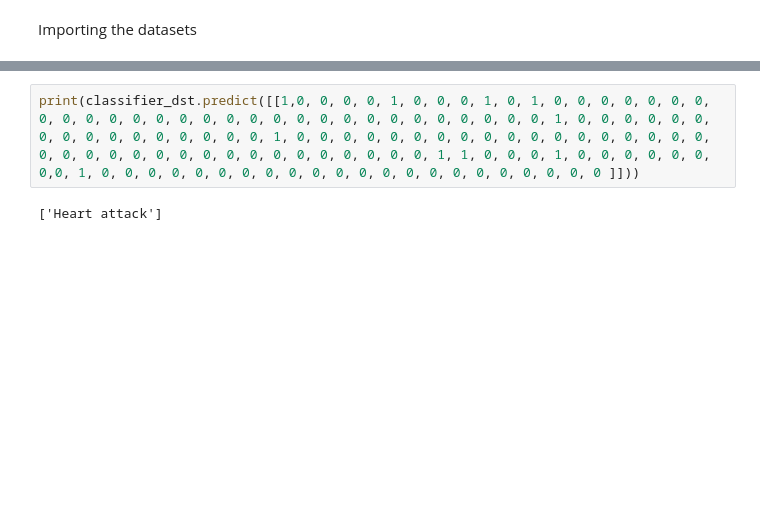
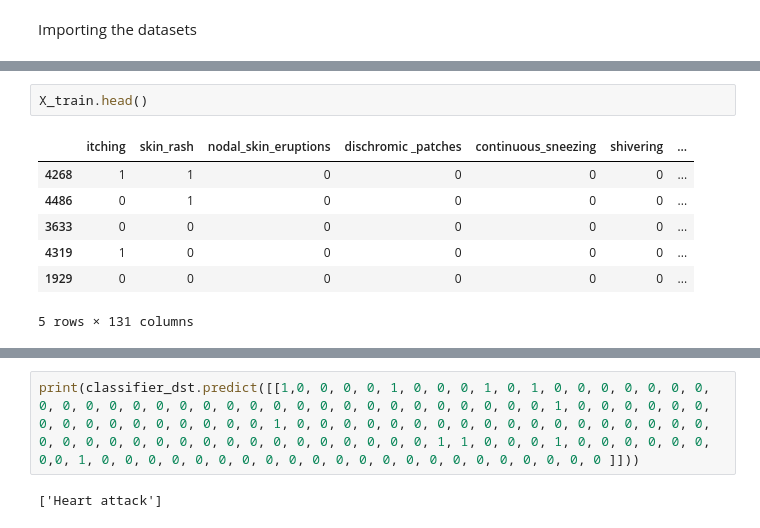
Before and after one commit to Dexter135790/Disease-Prediction, a Jupyter notebook: finalModel.ipynb, the cells around one changed output, grey strips where cells are left out. Saved outputs shown, nothing was run; the diff lists cells and outputs as text; blank space fills up the shorter version.

```diff
--- a/finalModel.ipynb
+++ b/finalModel.ipynb
@@ -48,0 +42,10 @@ print(X_test)
+# %%
+X_train.head()
+# %% [output]
+|  | itching | skin_rash | nodal_skin_eruptions | dischromic _patches | continuous_sneezing | shivering | ... |
+| 4268 | 1 | 1 | 0 | 0 | 0 | 0 | ... |
+| 4486 | 0 | 1 | 0 | 0 | 0 | 0 | ... |
+| 3633 | 0 | 0 | 0 | 0 | 0 | 0 | ... |
+| 4319 | 1 | 0 | 0 | 0 | 0 | 0 | ... |
+| 1929 | 0 | 0 | 0 | 0 | 0 | 0 | ... |
+5 rows × 131 columns
```
Also changed, not shown: parts of 19 cells of this notebook.
